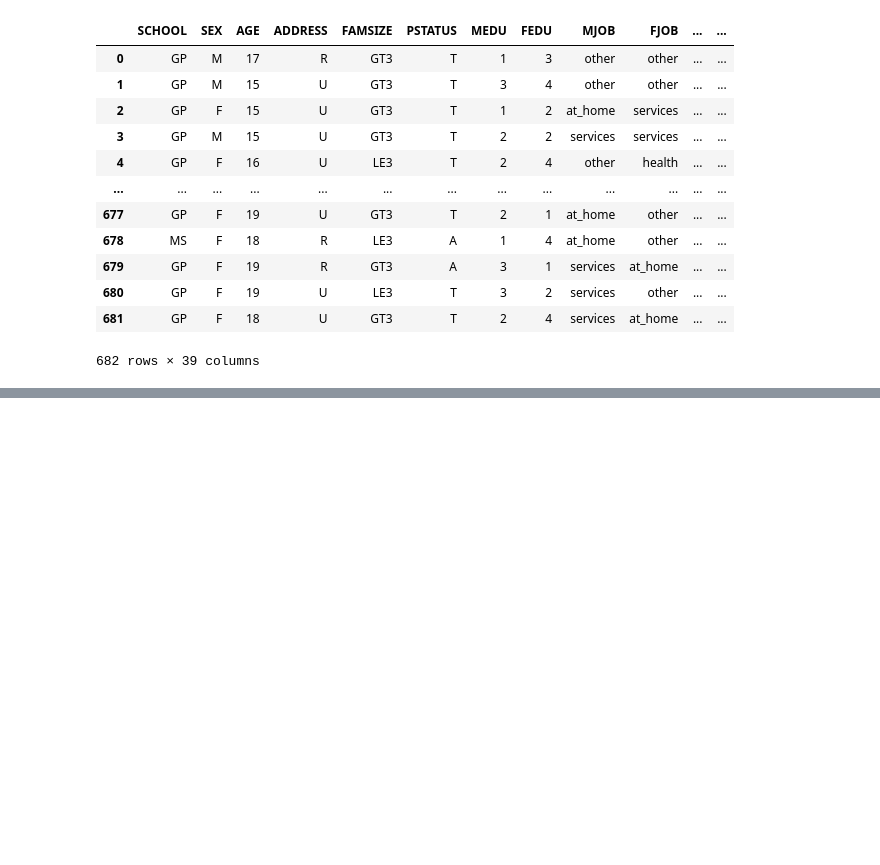
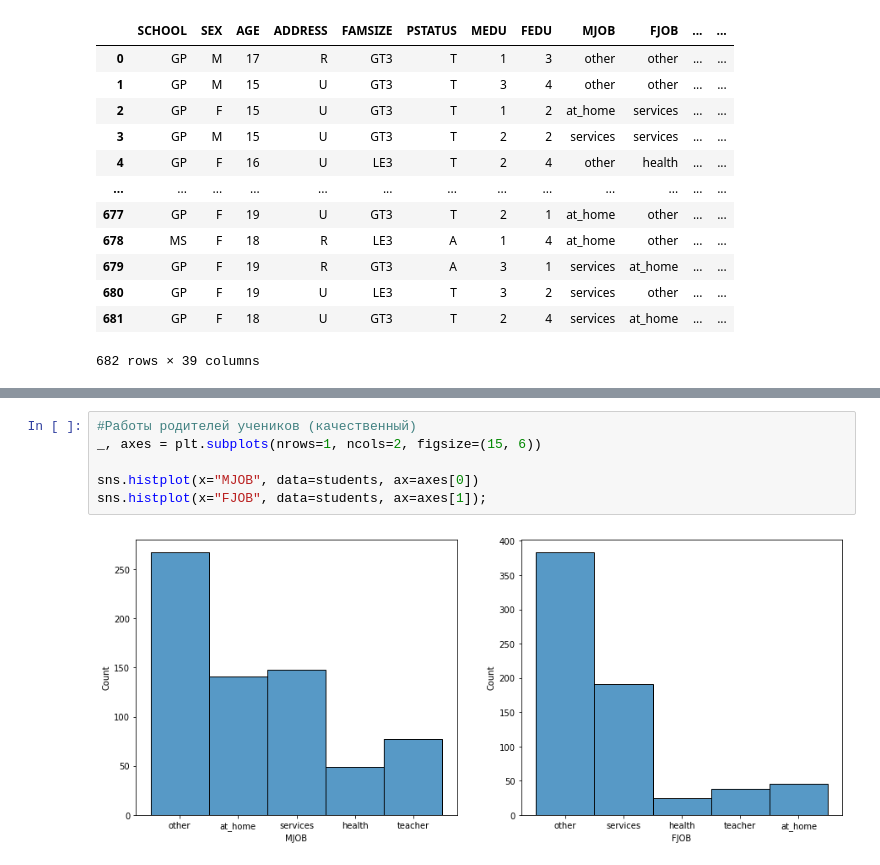
Before and after one commit to Forcause/ML_Labs, a Jupyter notebook: Lab_1/task_1.ipynb, the cells around one changed output, grey strips where cells are left out. Drawn from its saved outputs; the diff is of its cells as text; blank space fills up the shorter version.

```diff
--- a/Lab_1/task_1.ipynb
+++ b/Lab_1/task_1.ipynb
@@ -94,0 +91,8 @@ sns.boxplot(x = "AGE", y = "DALC", data = students)
+# %%
+#Работы родителей учеников (качественный)
+_, axes = plt.subplots(nrows=1, ncols=2, figsize=(15, 6))
+
+sns.histplot(x="MJOB", data=students, ax=axes[0])
+sns.histplot(x="FJOB", data=students, ax=axes[1]);
+# %% [output]
+[figure, added]
```
Also changed, not shown: parts of 35 cells of this notebook.
